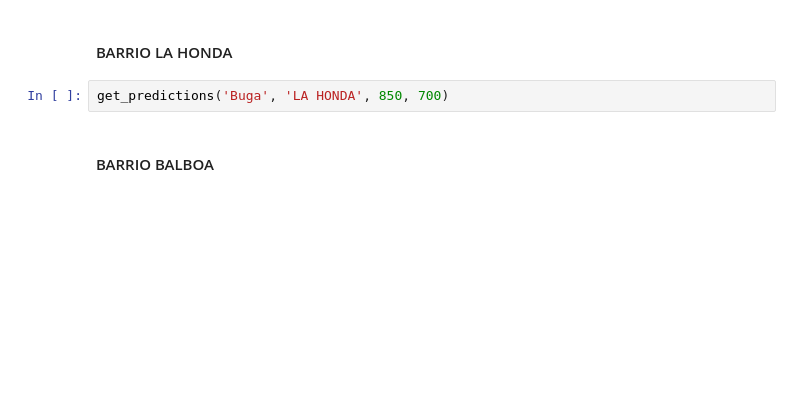
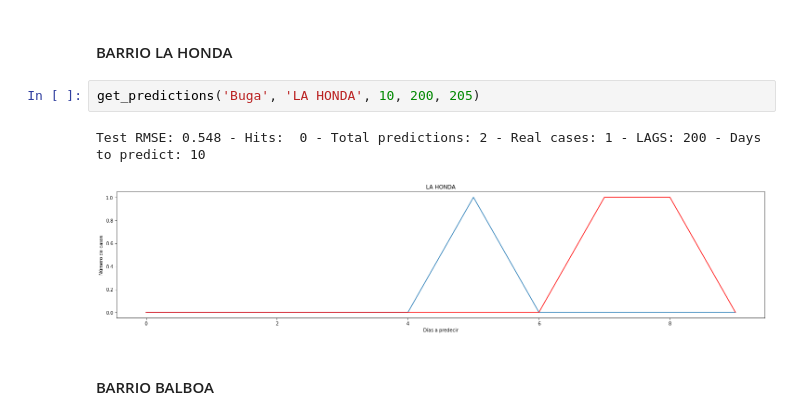
Before and after one commit to JuanImbachi/PDG, a Jupyter notebook: Analysis/data_analytics/Modelamiento datos.ipynb, the cells around one changed output. Cells and saved outputs as stored; diff of their text form; blank space fills up the shorter version.

```diff
--- a/Analysis/data_analytics/Modelamiento datos.ipynb
+++ b/Analysis/data_analytics/Modelamiento datos.ipynb
@@ -279,7 +354,10 @@ get_predictions('Buga', 'SANTA BARBARA', 850, 700)
 # %% [markdown]
 #### BARRIO LA HONDA
 # %%
-get_predictions('Buga', 'LA HONDA', 850, 700)
+get_predictions('Buga', 'LA HONDA', 10, 200, 205)
+# %% [output]
+Test RMSE: 0.548 - Hits:  0 - Total predictions: 2 - Real cases: 1 - LAGS: 200 - Days to predict: 10
+[figure, added]
 # %% [markdown]
 #### BARRIO BALBOA
 # %%
```
Also changed, not shown: parts of 24 cells of this notebook, 5 other files.
